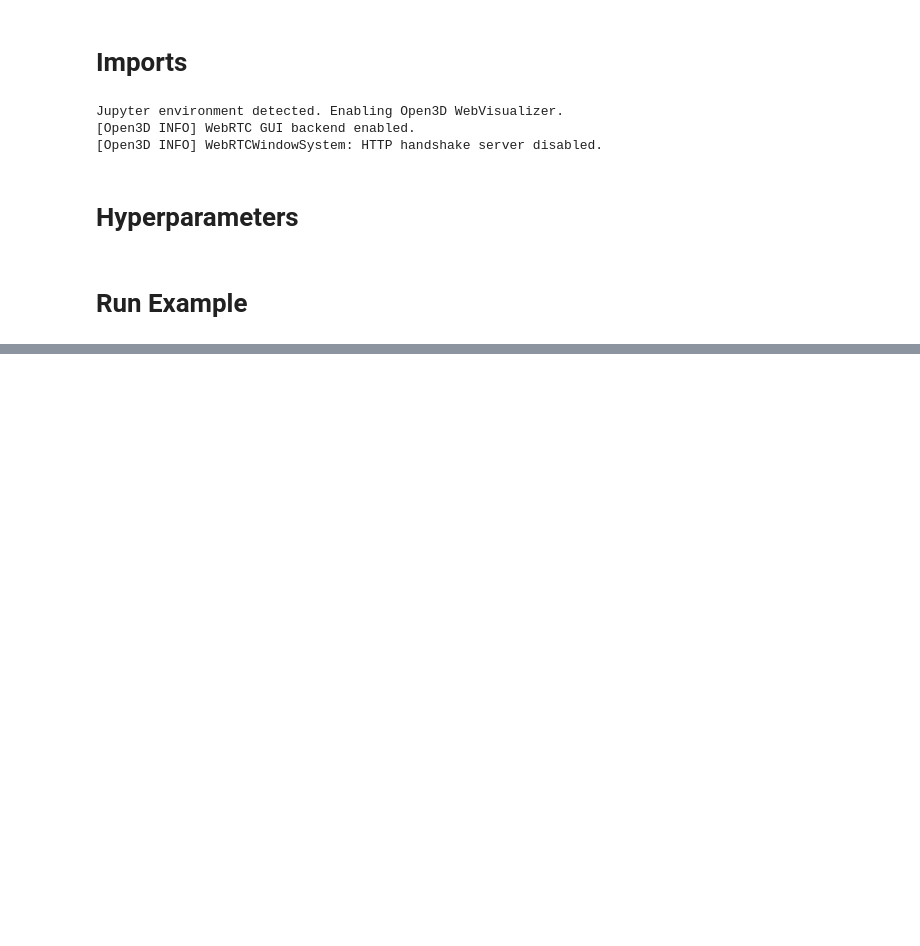
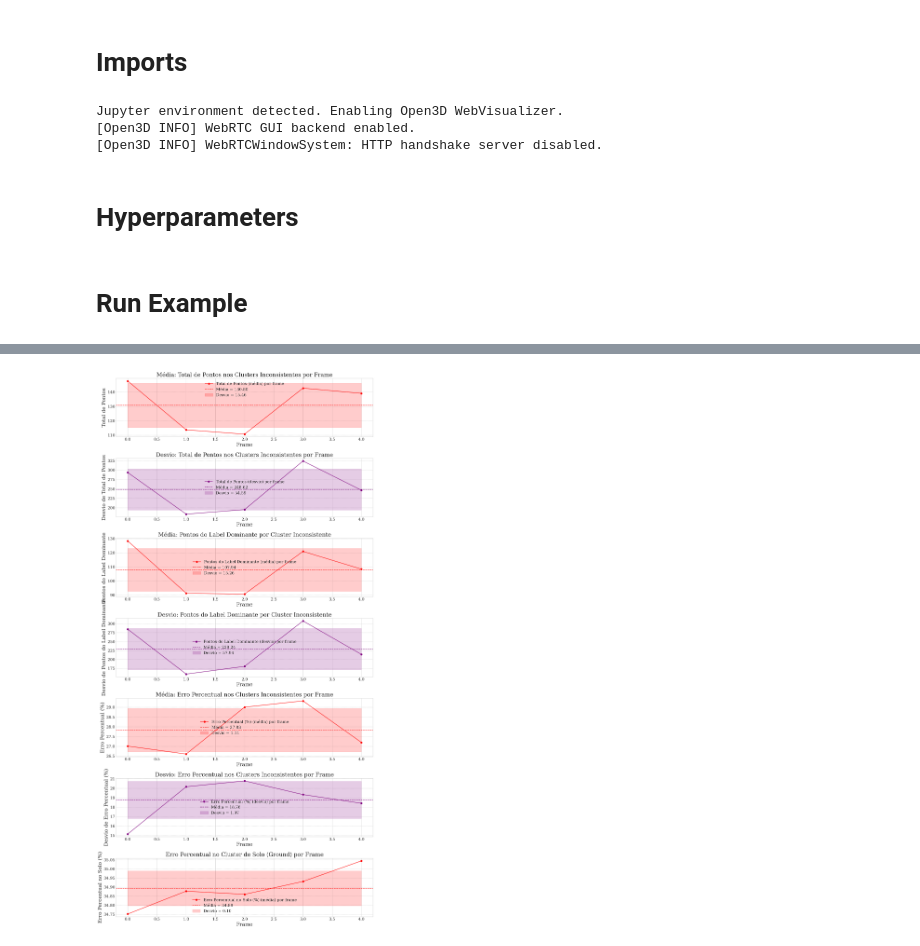
Before and after one commit to Matheus-lla/pfc-semantic-segmentation, a Jupyter notebook: experiments/run_clustering.ipynb, the cells around one changed output, grey strips where cells are left out. Cells and saved outputs as stored; diff of their text form; code cells hidden in the pictures; blank space fills up the shorter version.

```diff
--- a/experiments/run_clustering.ipynb
+++ b/experiments/run_clustering.ipynb
@@ -49,0 +81,4 @@ run_viz(
+# %%
+plot_4(resumo_por_frame, seq_value = TEST_SEQUENCE)
+# %% [output]
+[figure, added]
```
Also changed, not shown: parts of 8 cells of this notebook, 7 other files.
